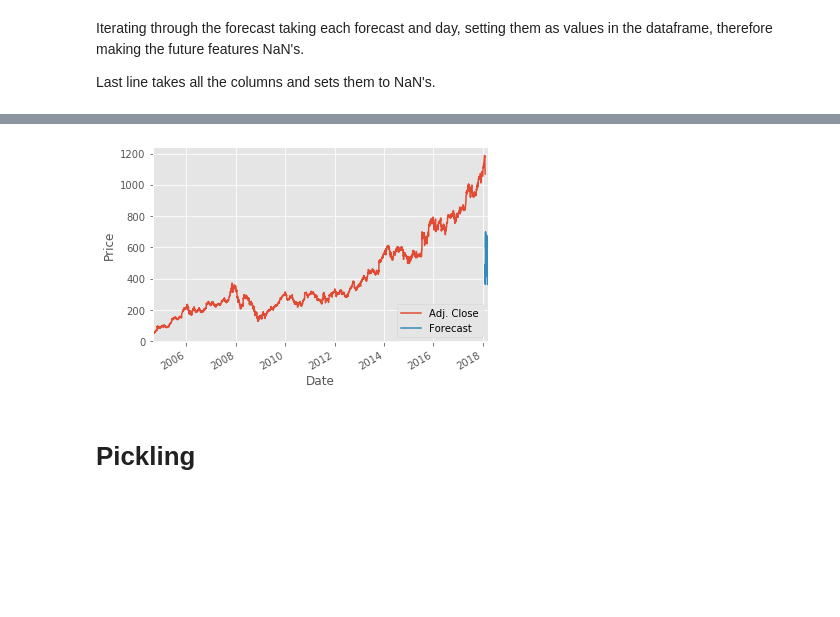
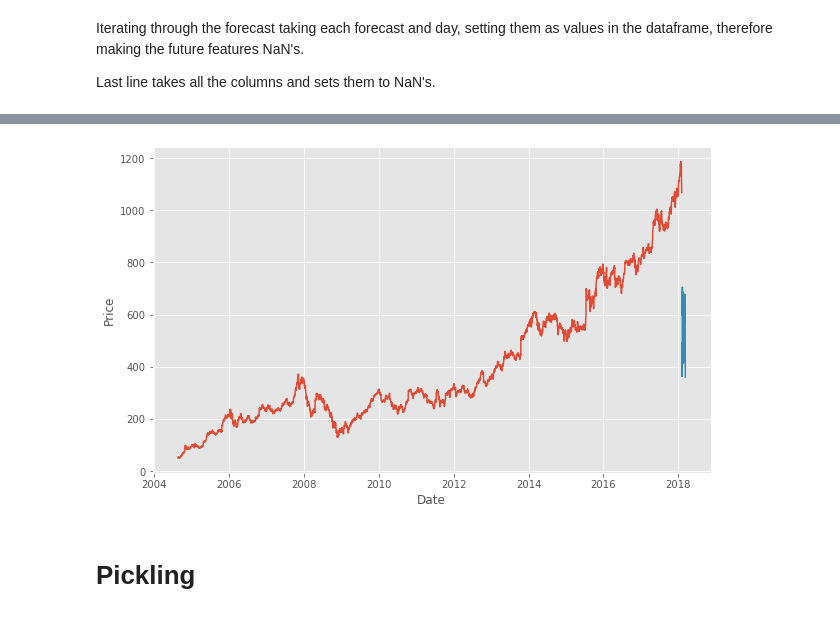
Before and after one commit to ionut-ml/Practical-Machine-Learning-by-sentdex, a Jupyter notebook: 01 - Regression Intro.ipynb, the cells around one changed output, grey strips where cells are left out. Drawn from its saved outputs; the diff is of its cells as text; code cells hidden in the pictures; blank space fills up the shorter version.

```diff
--- a/01 - Regression Intro.ipynb
+++ b/01 - Regression Intro.ipynb
@@ -208,12 +208,17 @@ df.tail()
 # %%
-df['Adj. Close'].plot()
-df['Forecast'].plot()
-plt.legend(loc = 4)
+#df['Adj. Close'].plot()
+#df['Forecast'].plot()
+
+plt.figure(figsize = (10, 6))
+
+plt.plot(df[['Adj. Close', 'Forecast']])
+
+#plt.legend(loc = 4)
 plt.xlabel('Date')
 plt.ylabel('Price')
 plt.show()
 # %% [output]
-[figure, old version]
+[figure, new version]
 # %% [markdown]
 # Pickling
 # %% [markdown]
```
Also changed, not shown: parts of 4 cells of this notebook, 1 other file.
